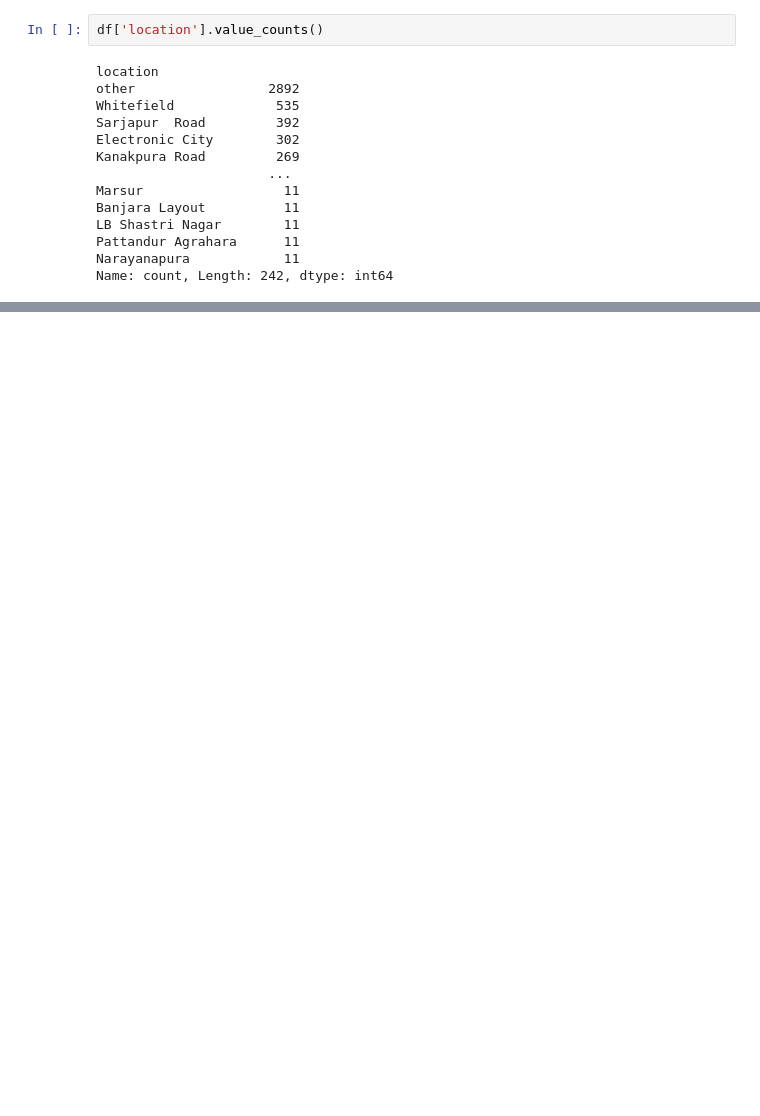
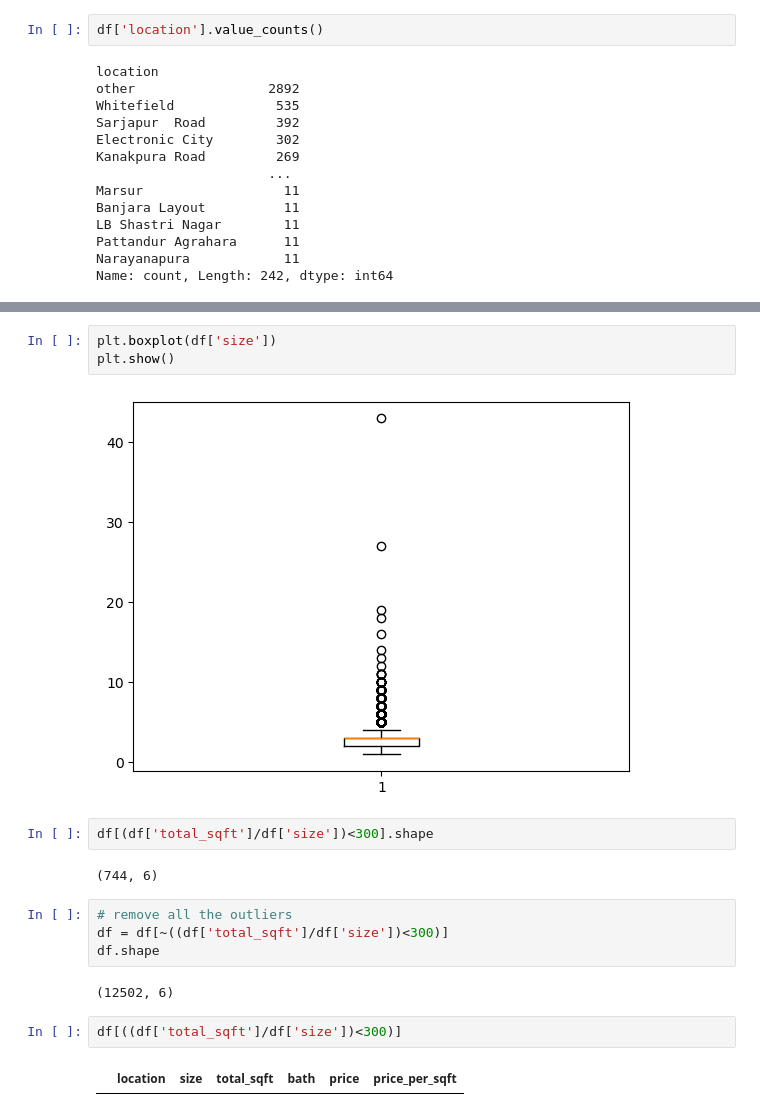
Before and after one commit to dilliram-code/Project-Real-Estate-Price-Prediction, a Jupyter notebook: bengaluru_house_price.ipynb, the cells around one changed output, grey strips where cells are left out. Saved outputs shown, nothing was run; the diff lists cells and outputs as text; blank space fills up the shorter version.

Commit message:
remove the outliers or inappropriate dataset

```diff
--- a/bengaluru_house_price.ipynb
+++ b/bengaluru_house_price.ipynb
@@ -382,0 +439,19 @@ Name: count, Length: 242, dtype: int64
+# %%
+plt.boxplot(df['size'])
+plt.show()
+# %% [output]
+[figure, added]
+# %%
+df[(df['total_sqft']/df['size'])<300].shape
+# %% [output]
+(744, 6)
+# %%
+# remove all the outliers
+df = df[~((df['total_sqft']/df['size'])<300)]
+df.shape
+# %% [output]
+(12502, 6)
+# %%
+df[((df['total_sqft']/df['size'])<300)]
+# %% [output]
+|  | location | size | total_sqft | bath | price | price_per_sqft |
```
Also changed, not shown: parts of 7 cells of this notebook.
